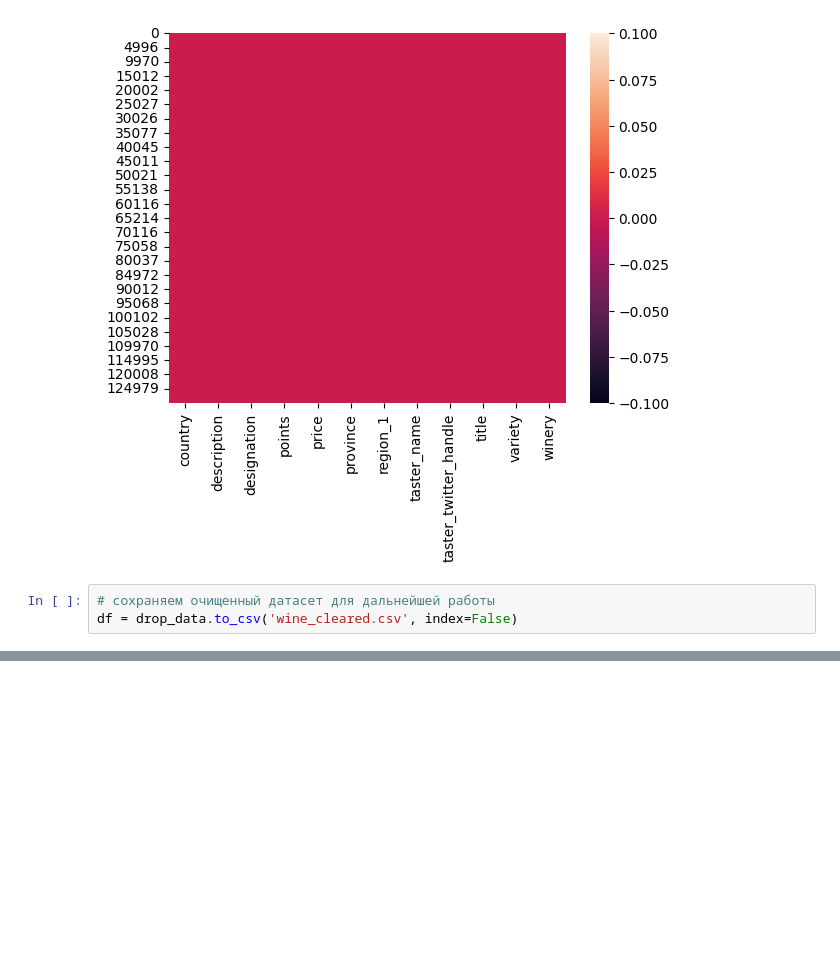
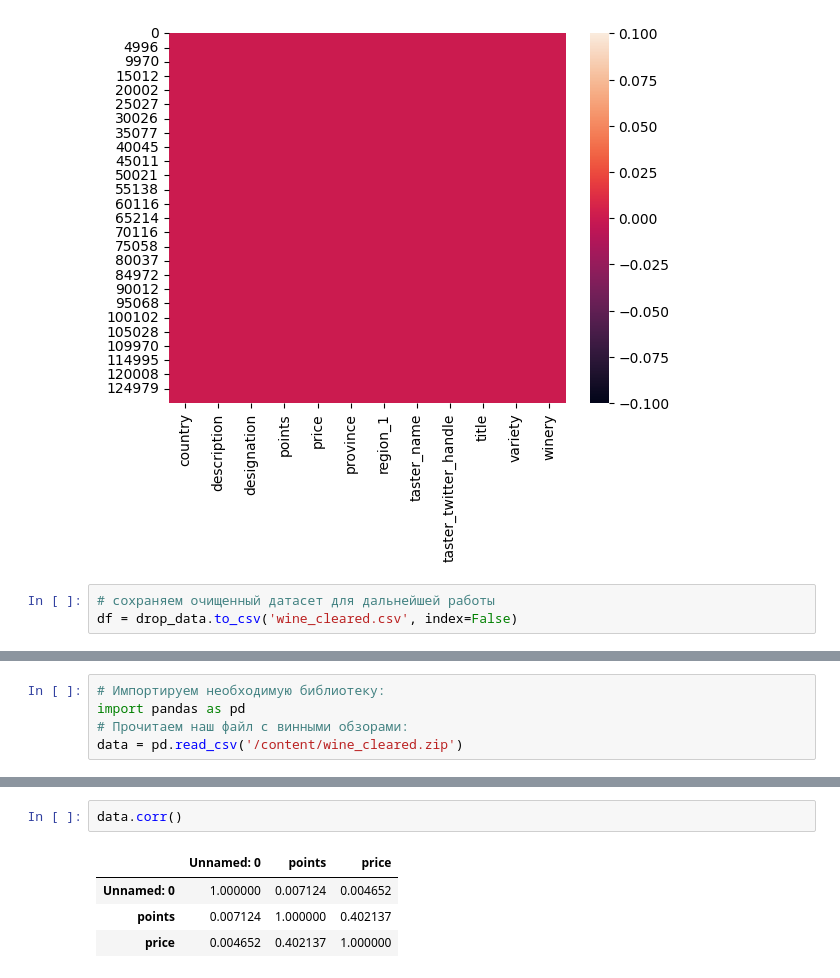
Before and after one commit to Lidiya-cutie/WineEnthusiastAnalysis, a Jupyter notebook: WineEnthusiast.ipynb, the cells around one changed output, grey strips where cells are left out. Saved outputs shown, nothing was run; the diff lists cells and outputs as text; blank space fills up the shorter version.

```diff
--- a/WineEnthusiast.ipynb
+++ b/WineEnthusiast.ipynb
@@ -246,0 +251,5 @@ df = drop_data.to_csv('wine_cleared.csv', index=False)
+# %%
+# Импортируем необходимую библиотеку:
+import pandas as pd
+# Прочитаем наш файл с винными обзорами:
+data = pd.read_csv('/content/wine_cleared.zip')
@@ -246,0 +412,7 @@ df = drop_data.to_csv('wine_cleared.csv', index=False)
+# %%
+data.corr()
+# %% [output]
+|  | Unnamed: 0 | points | price |
+| Unnamed: 0 | 1.000000 | 0.007124 | 0.004652 |
+| points | 0.007124 | 1.000000 | 0.402137 |
+| price | 0.004652 | 0.402137 | 1.000000 |
```
Also changed, not shown: parts of 66 cells of this notebook.
